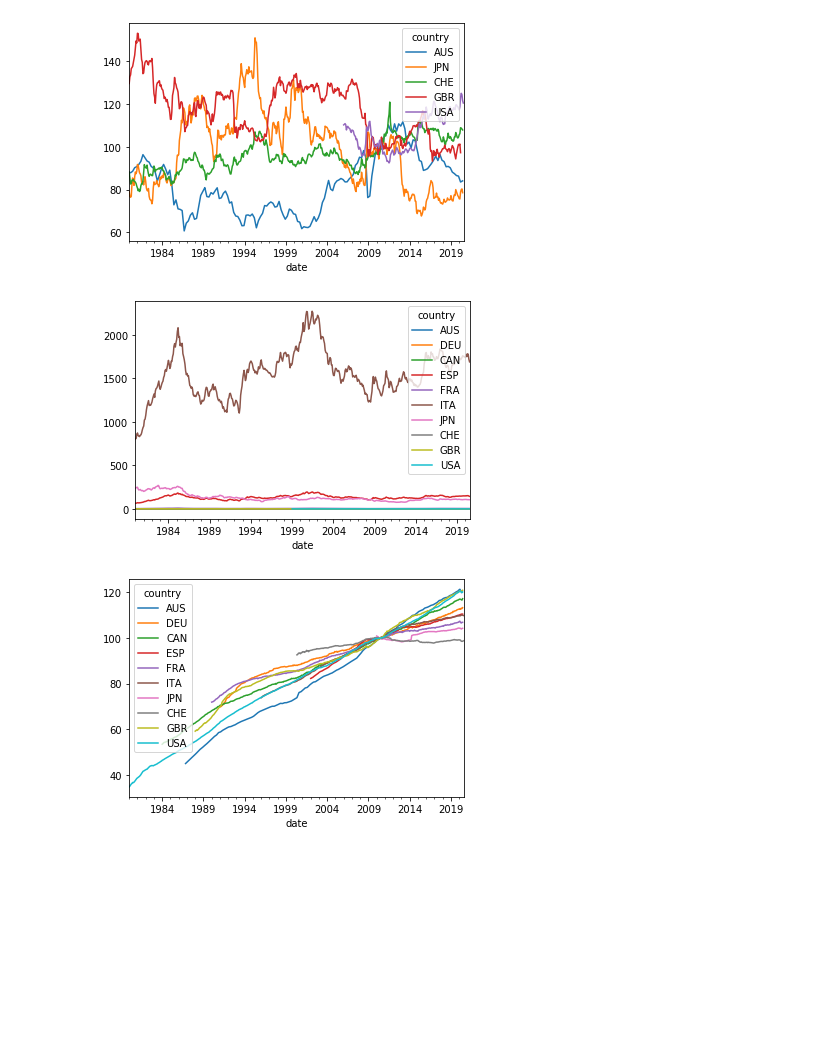
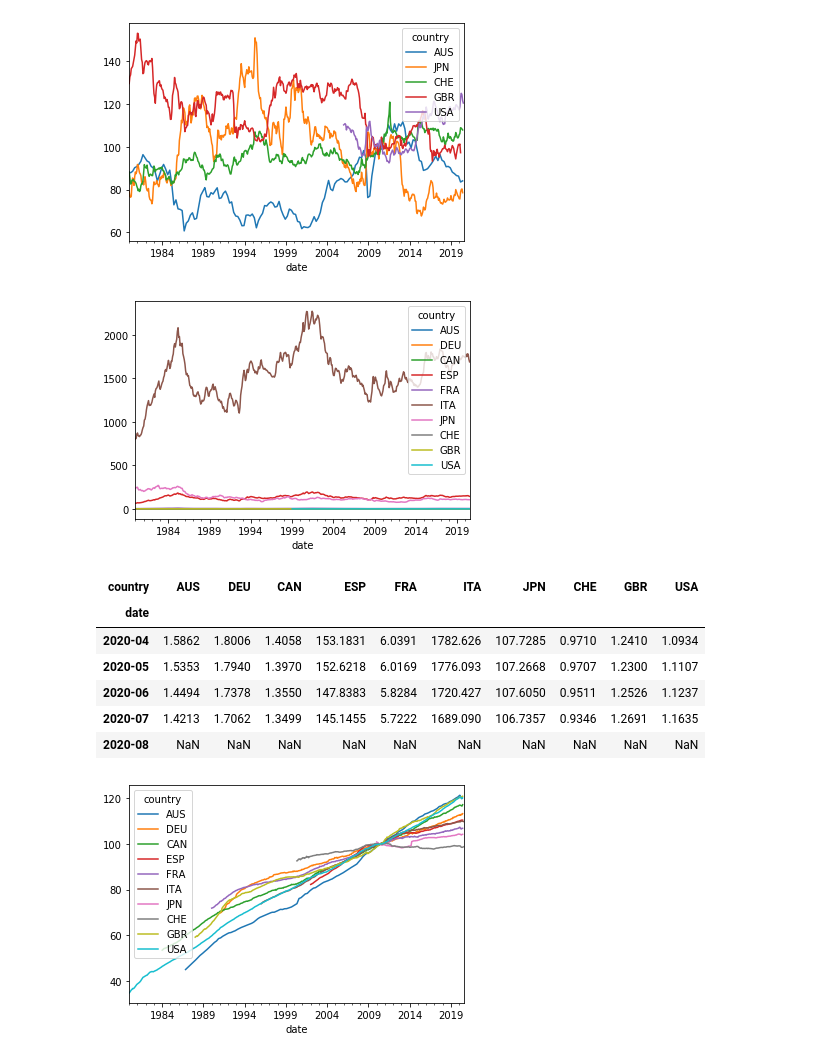
Before and after one commit to Mike-Huntress/Internship2020, a Jupyter notebook: SampleSignal/DataLibrary.ipynb, the cells around one changed output. Cells and saved outputs as stored; diff of their text form; code cells hidden in the pictures; blank space fills up the shorter version.

```diff
--- a/SampleSignal/DataLibrary.ipynb
+++ b/SampleSignal/DataLibrary.ipynb
@@ -145,13 +145,33 @@ plt.show()
 # %%
 ##FX vs USD
 fxVsUSD = dl.pull("fxVsUSD")
 fxVsUSD.plot()
 plt.show()
 
 ##Definition: Exchange rate with USD. The US code here, in confusingly a USD vs EUR exchange rate. I think you can mostly ignore it. For european monetary union countries, the construction takes
 ##the pre-euro currency exchange rate (e.g., lira in Italy) and then extends the exchange rate forward after 1999 with changes in the USD/EUR exchange rate. This concept is mostly useful in change space
+
+##Additionally, the convention of the ratio given currX/USD or USD/currX is a little different across currencies.
+fxVsUSD.tail()
+##AUS:
+##DEU: 1 USD gets you 1.7  (extended forward with euro changes)
+##CAN: 1 USD gets you 1.35 Canadian dollars
+##ESP: 1 USD gets you 143 pesetas (extended forward with euro changes)
+##FRA: 1 USD gets you 5.7 French francs (extended forward with euro changes)
+##ITA: 1 USD gets you 1689 lira (extended forward with euro changes)
+##JPN: 1 USD gets you 106.7 yen
+##CHE: 1 USD gets you 0.93 Swiss francs
+##GBR: 1.27 USD gets you 1 pound sterling
+##USA: 1 USD gets you 1.16 euros
 # %% [output]
 [figure]
+| country | AUS | DEU | CAN | ESP | FRA | ITA | JPN | CHE | GBR | USA |
+| date |  |  |  |  |  |  |  |  |  |  |
+| 2020-04 | 1.5862 | 1.8006 | 1.4058 | 153.1831 | 6.0391 | 1782.626 | 107.7285 | 0.9710 | 1.2410 | 1.0934 |
+| 2020-05 | 1.5353 | 1.7940 | 1.3970 | 152.6218 | 6.0169 | 1776.093 | 107.2668 | 0.9707 | 1.2300 | 1.1107 |
+| 2020-06 | 1.4494 | 1.7378 | 1.3550 | 147.8383 | 5.8284 | 1720.427 | 107.6050 | 0.9511 | 1.2526 | 1.1237 |
+| 2020-07 | 1.4213 | 1.7062 | 1.3499 | 145.1455 | 5.7222 | 1689.090 | 106.7357 | 0.9346 | 1.2691 | 1.1635 |
+| 2020-08 | NaN | NaN | NaN | NaN | NaN | NaN | NaN | NaN | NaN | NaN |
 # %%
 ##Core CPI
 coreCPI = dl.pull("CoreCPI/SA")
```
